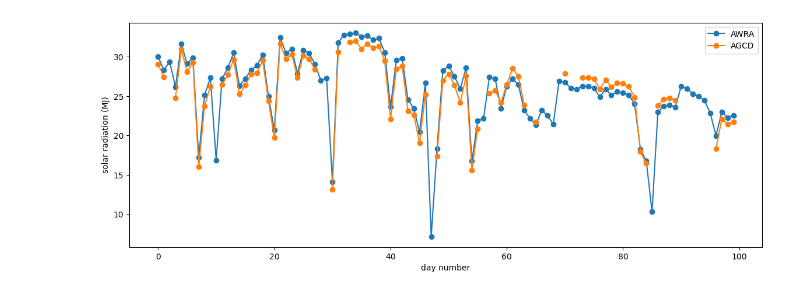
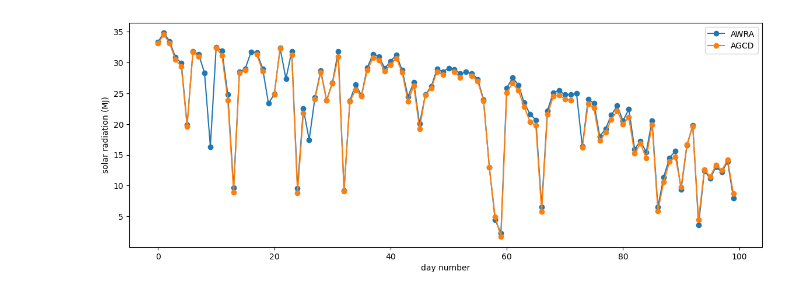
Before and after one commit to AusClimateService/agcd-csiro, a Jupyter notebook: solar_radiation.ipynb, the cells around one changed output. Drawn from its saved outputs; the diff is of its cells as text; code cells hidden in the pictures.

```diff
--- a/solar_radiation.ipynb
+++ b/solar_radiation.ipynb
@@ -105,2 +105,0 @@ point_awra = point_awra.compute()
-# %%
-point_agcd = agcd_ds.sel({'latitude': -20, 'longitude': 130})
@@ -108,0 +106,5 @@ point_agcd = point_agcd.compute()
+# %%
+silo_files = sorted(glob.glob('/g/data/xv83/silo-csiro/radiation/daily/radiation_SILO-CSIRO_r005_*_daily.nc'))
+# %%
+silo_ds = xc.open_mfdataset(silo_files)
+silo_ds = silo_ds.sel(time=slice('1990-01-01', '2019-12-31'))
@@ -109,11 +200,15 @@ point_agcd = point_agcd.compute()
+# %%
+da_awra, da_agcd, da_agcd_fixed, da_silo = get_point_data('Adelaide', 1995)
 # %%
-fig = plt.figure(figsize=[14,5])
-day = np.arange(0, 100)
-plt.plot(day, point_awra['solar_exposure_day'][0:100].values, marker='o', label='AWRA')
-plt.plot(day, point_agcd['dailyExposure'][0:100].values, marker='o', label='AGCD')
+fig = plt.figure(figsize=[14, 5])
+plt.plot(da_awra.values[0:100], marker='o', label='AWRA')
+#plt.plot(da_silo.values, marker='o', label='SILO')
+#plt.plot(da_agcd_fixed.values[0:100], marker='o', label='AGCD (fixed)')
+plt.plot(da_agcd.values[0:100], marker='o', label='AGCD')
+
 plt.ylabel('solar radiation (MJ)')
 plt.xlabel('day number')
 plt.legend()
 plt.show()
 # %% [output]
-[figure, old version]
+[figure, new version]
```
Also changed, not shown: parts of 22 cells of this notebook.
